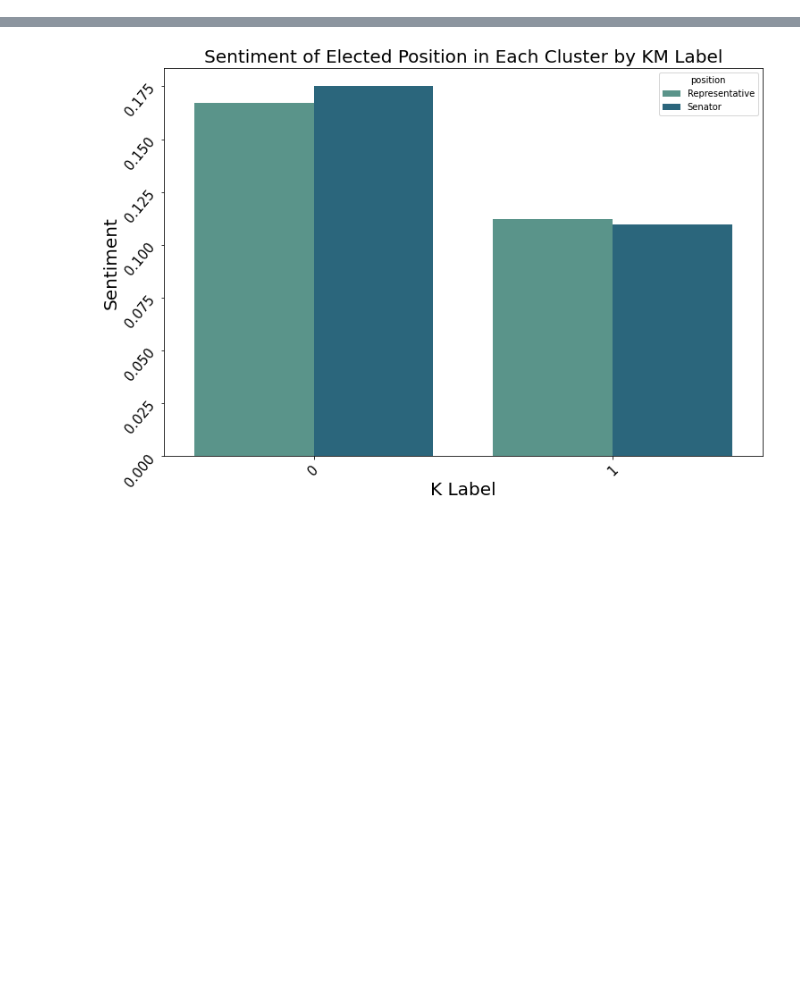
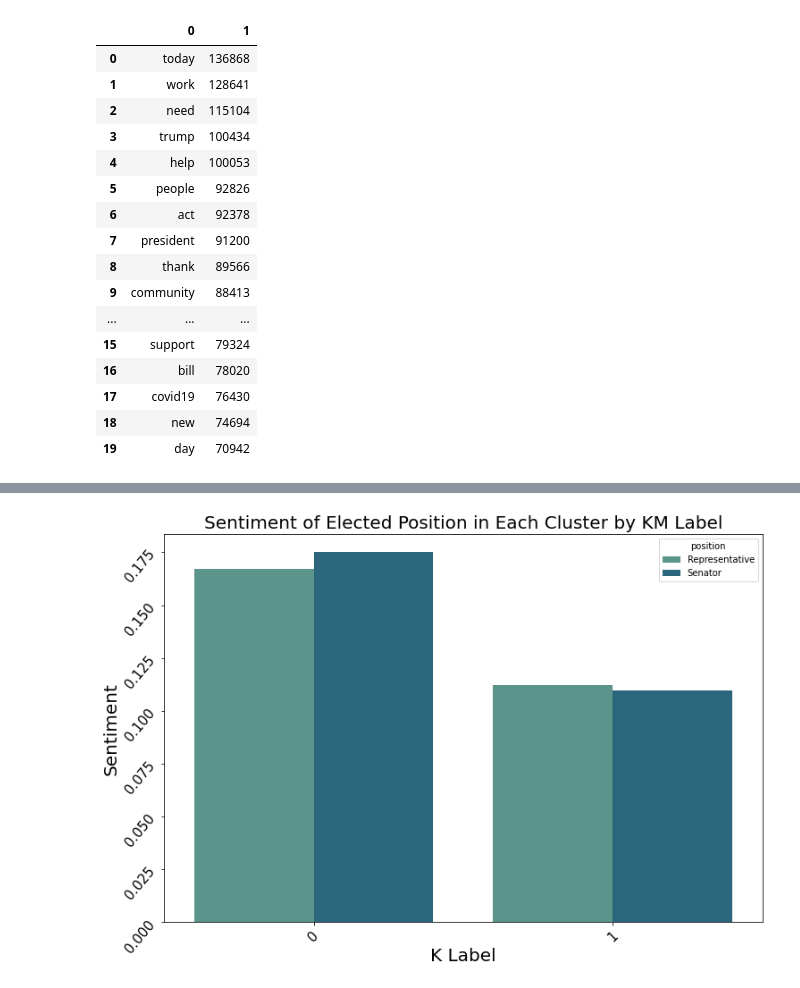
Before and after one commit to jabrown5/political-affiliation-using-twitter-116th-congress, a Jupyter notebook: code/07_Cluster_Analysis.ipynb, the cells around one changed output, grey strips where cells are left out. Saved outputs shown, nothing was run; the diff lists cells and outputs as text; code cells hidden in the pictures; blank space fills up the shorter version.

```diff
--- a/code/07_Cluster_Analysis.ipynb
+++ b/code/07_Cluster_Analysis.ipynb
@@ -18,0 +51,34 @@ data = pd.read_csv('../data/sentiment_df.csv')
+# %%
+# count the most frequently occuring words
+
+# dictionary to hold column header, count (key, value)
+freq_words = {}
+
+# loop through columns
+for col in X_c.columns:
+
+    # save sum of each column in dictionary
+    freq_words[col] = X_c[col].sum()
+
+# save dictionary words in a dataframe
+most_common = pd.DataFrame(sorted(freq_words.items(), key = lambda x: x[1], reverse = True))
+
+most_common[:20]
+# %% [output]
+|  | 0 | 1 |
+| 0 | today | 136868 |
+| 1 | work | 128641 |
+| 2 | need | 115104 |
+| 3 | trump | 100434 |
+| 4 | help | 100053 |
+| 5 | people | 92826 |
+| 6 | act | 92378 |
+| 7 | president | 91200 |
+| 8 | thank | 89566 |
+| 9 | community | 88413 |
+| ... | ... | ... |
+| 15 | support | 79324 |
+| 16 | bill | 78020 |
+| 17 | covid19 | 76430 |
+| 18 | new | 74694 |
+| 19 | day | 70942 |
```
Also changed, not shown: parts of 7 cells of this notebook, 6 other files.
